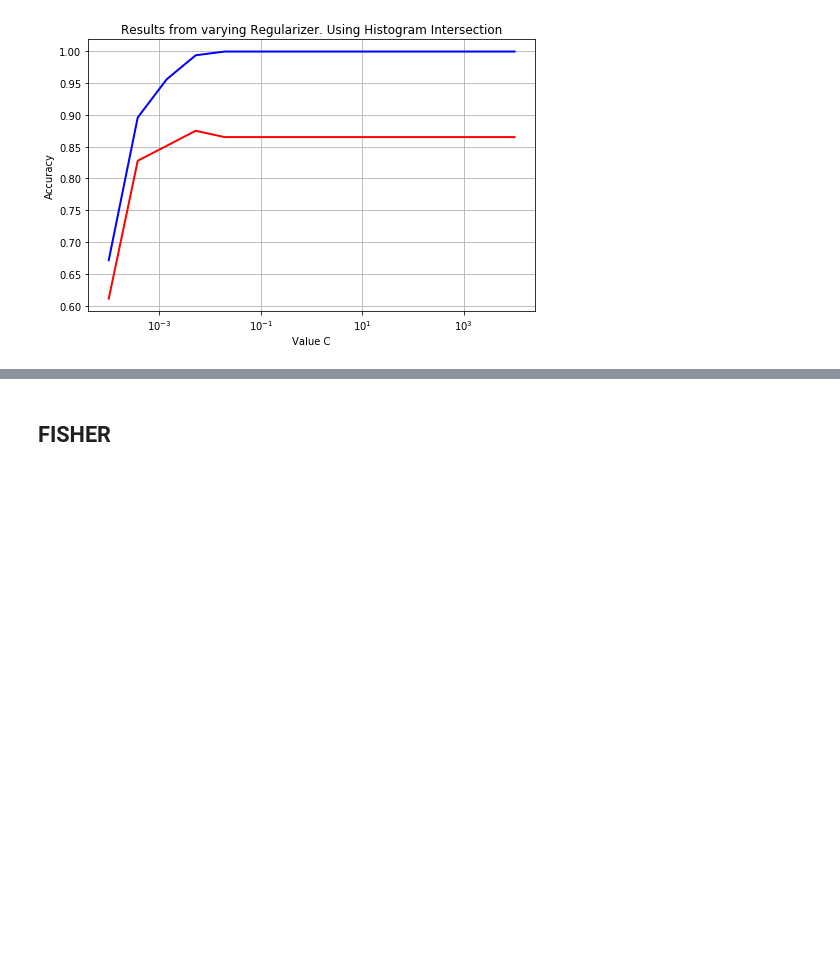
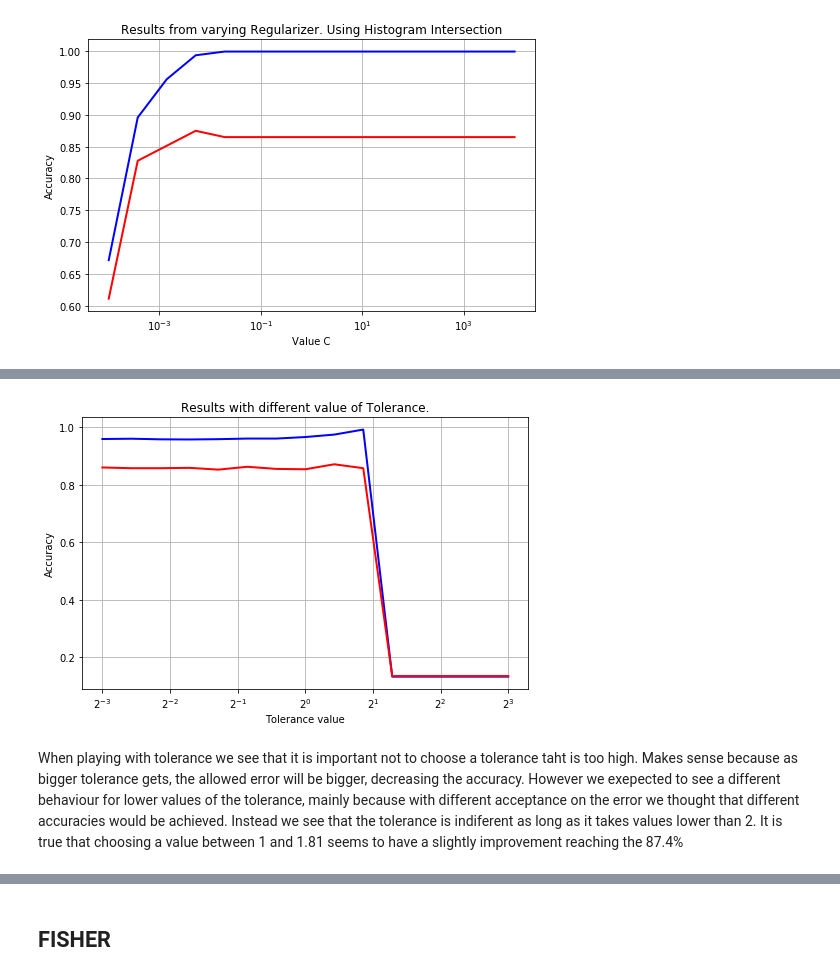
Before and after one commit to DJNahata/M3_project, a Jupyter notebook: Week2/SVM.ipynb, the cells around one changed output, grey strips where cells are left out. Drawn from its saved outputs; the diff is of its cells as text; code cells hidden in the pictures; blank space fills up the shorter version.

```diff
--- a/Week2/SVM.ipynb
+++ b/Week2/SVM.ipynb
@@ -469,0 +458,14 @@ plt.show()
+# %%
+plt.figure(figsize=(8, 5))
+plt.title('Results with different value of Tolerance.')
+plt.plot(TOLERANCE,results_train,'b',linewidth=2,label='Test')
+plt.plot(TOLERANCE,results_test,'r',linewidth=2,label='Train')
+plt.xscale('log',basex=2)
+plt.ylabel('Accuracy')
+plt.xlabel('Tolerance value')
+plt.grid(True)
+plt.show()
+# %% [output]
+[figure, added]
+# %% [markdown]
+When playing with tolerance we see that it is important not to choose a tolerance taht is too high. Makes sense because as bigger tolerance gets, the allowed error will be bigger, decreasing the accuracy. However we exepected to see a different behaviour for lower values of the tolerance, mainly because with different acceptance on the error we thought that different accuracies would be achieved. Instead we see that the tolerance is indiferent as long as it takes values lower than 2. It is true that choosing a value between 1 and 1.81 seems to have a slightly improvement reaching the 87.4%
```
Also changed, not shown: parts of 19 cells of this notebook, 1 other file.
